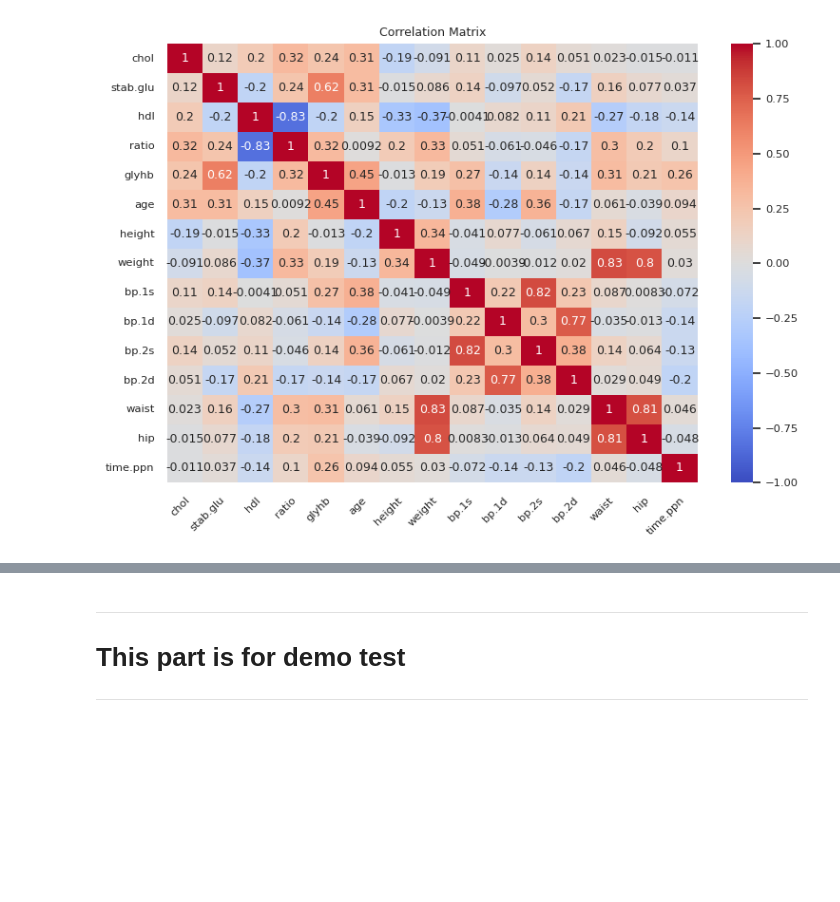
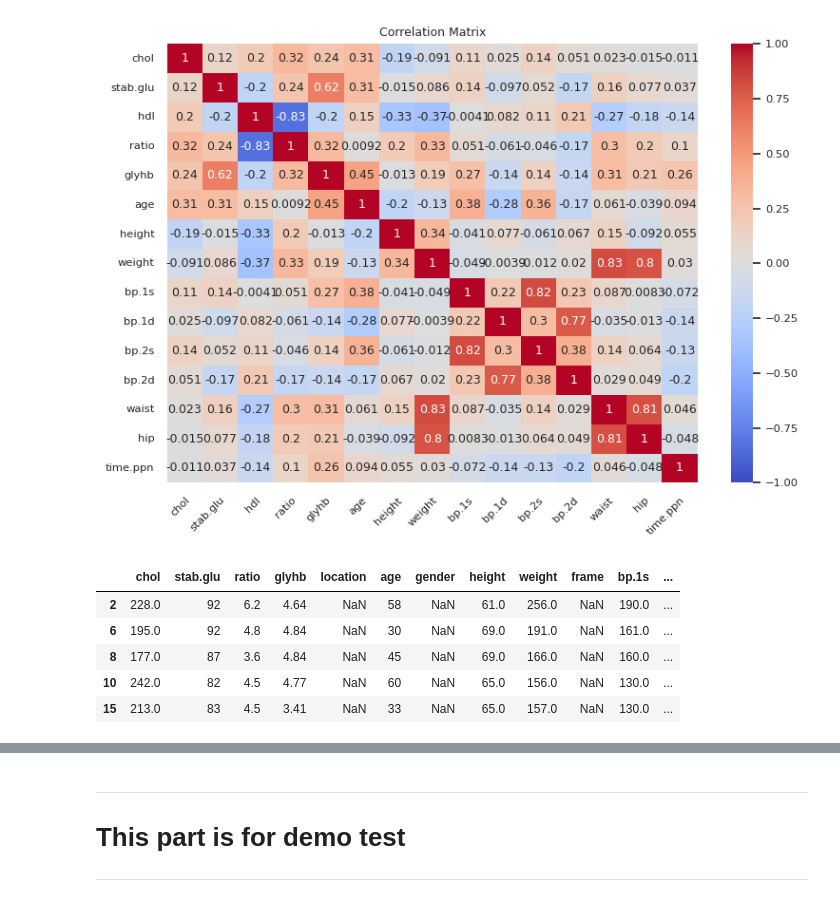
Before and after one commit to Thaer-F-Ali/Logistitc_Regression_Implimitation, a Jupyter notebook: logistic_regression_implimintaion.ipynb, the cells around one changed output, grey strips where cells are left out. Saved outputs shown, nothing was run; the diff lists cells and outputs as text; code cells hidden in the pictures; blank space fills up the shorter version.

```diff
--- a/logistic_regression_implimintaion.ipynb
+++ b/logistic_regression_implimintaion.ipynb
@@ -294,0 +300,9 @@ plt.show()
+# %%
+diab_data_corr.head()
+# %% [output]
+|  | chol | stab.glu | ratio | glyhb | location | age | gender | height | weight | frame | bp.1s | ... |
+| 2 | 228.0 | 92 | 6.2 | 4.64 | NaN | 58 | NaN | 61.0 | 256.0 | NaN | 190.0 | ... |
+| 6 | 195.0 | 92 | 4.8 | 4.84 | NaN | 30 | NaN | 69.0 | 191.0 | NaN | 161.0 | ... |
+| 8 | 177.0 | 87 | 3.6 | 4.84 | NaN | 45 | NaN | 69.0 | 166.0 | NaN | 160.0 | ... |
+| 10 | 242.0 | 82 | 4.5 | 4.77 | NaN | 60 | NaN | 65.0 | 156.0 | NaN | 130.0 | ... |
+| 15 | 213.0 | 83 | 4.5 | 3.41 | NaN | 33 | NaN | 65.0 | 157.0 | NaN | 130.0 | ... |
```
Also changed, not shown: parts of 10 cells of this notebook.
